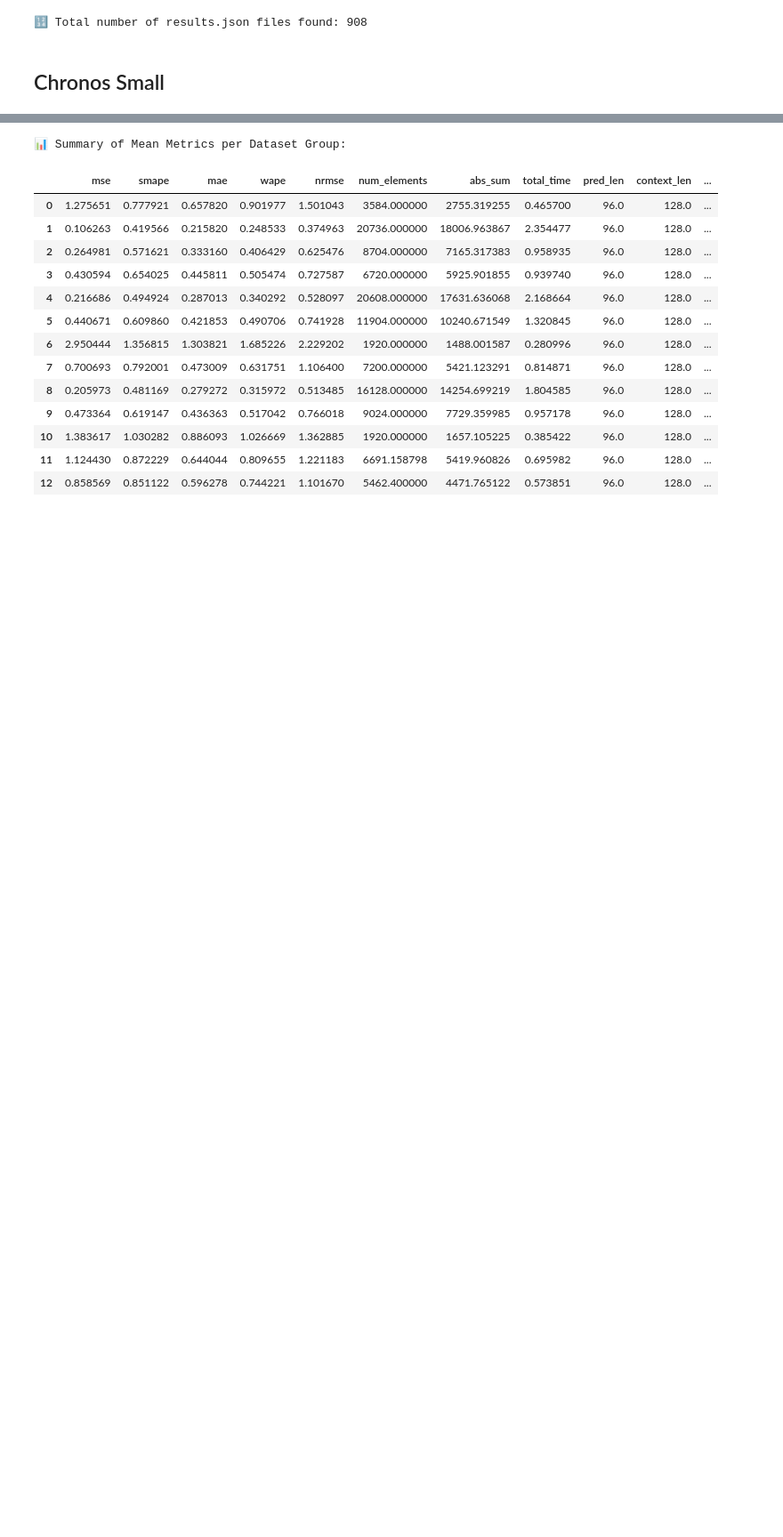
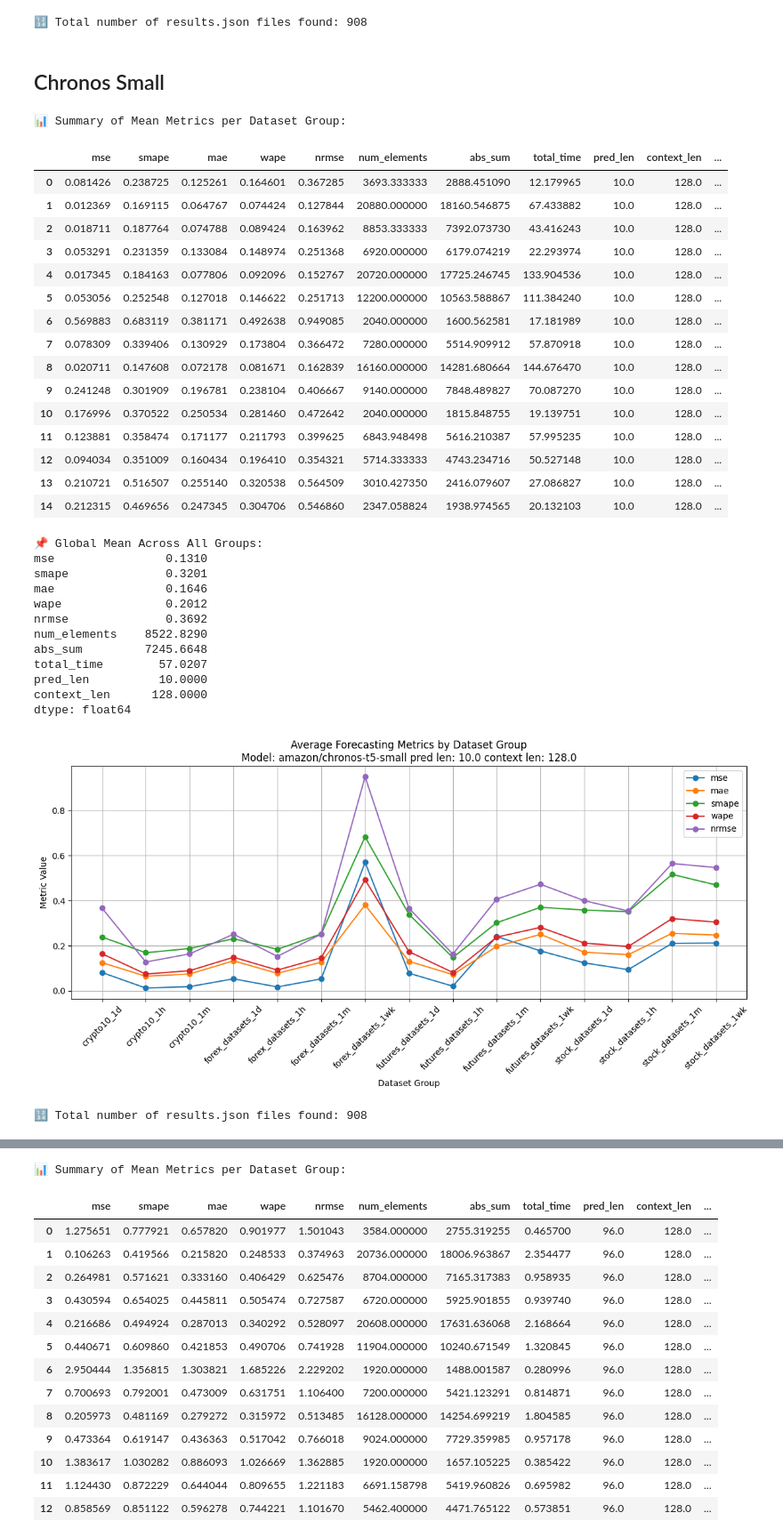
Before and after one commit to vincent05r/timesfm_test, a Jupyter notebook: stock_vis.ipynb, the cells around one changed output, grey strips where cells are left out. Shown at 89% size. Cells and saved outputs as stored; diff of their text form; code cells hidden in the pictures; blank space fills up the shorter version.

Commit message:
result vis sync updates and partial script

```diff
--- a/stock_vis.ipynb
+++ b/stock_vis.ipynb
@@ -451,8 +451,40 @@ dtype: float64
 # %%
 #config
 # Define the root result directory
-root_dir = Path(r"results\tsfm\tsfm_500m_of1\h10")
+root_dir = Path(r"results\chronos\chronos_small_of1\h10")
 show_results(root_dir)
+# %% [output]
+📊 Summary of Mean Metrics per Dataset Group:
+|  | mse | smape | mae | wape | nrmse | num_elements | abs_sum | total_time | pred_len | context_len | ... |
+| 0 | 0.081426 | 0.238725 | 0.125261 | 0.164601 | 0.367285 | 3693.333333 | 2888.451090 | 12.179965 | 10.0 | 128.0 | ... |
+| 1 | 0.012369 | 0.169115 | 0.064767 | 0.074424 | 0.127844 | 20880.000000 | 18160.546875 | 67.433882 | 10.0 | 128.0 | ... |
+| 2 | 0.018711 | 0.187764 | 0.074788 | 0.089424 | 0.163962 | 8853.333333 | 7392.073730 | 43.416243 | 10.0 | 128.0 | ... |
+| 3 | 0.053291 | 0.231359 | 0.133084 | 0.148974 | 0.251368 | 6920.000000 | 6179.074219 | 22.293974 | 10.0 | 128.0 | ... |
+| 4 | 0.017345 | 0.184163 | 0.077806 | 0.092096 | 0.152767 | 20720.000000 | 17725.246745 | 133.904536 | 10.0 | 128.0 | ... |
+| 5 | 0.053056 | 0.252548 | 0.127018 | 0.146622 | 0.251713 | 12200.000000 | 10563.588867 | 111.384240 | 10.0 | 128.0 | ... |
+| 6 | 0.569883 | 0.683119 | 0.381171 | 0.492638 | 0.949085 | 2040.000000 | 1600.562581 | 17.181989 | 10.0 | 128.0 | ... |
+| 7 | 0.078309 | 0.339406 | 0.130929 | 0.173804 | 0.366472 | 7280.000000 | 5514.909912 | 57.870918 | 10.0 | 128.0 | ... |
+| 8 | 0.020711 | 0.147608 | 0.072178 | 0.081671 | 0.162839 | 16160.000000 | 14281.680664 | 144.676470 | 10.0 | 128.0 | ... |
+| 9 | 0.241248 | 0.301909 | 0.196781 | 0.238104 | 0.406667 | 9140.000000 | 7848.489827 | 70.087270 | 10.0 | 128.0 | ... |
+| 10 | 0.176996 | 0.370522 | 0.250534 | 0.281460 | 0.472642 | 2040.000000 | 1815.848755 | 19.139751 | 10.0 | 128.0 | ... |
+| 11 | 0.123881 | 0.358474 | 0.171177 | 0.211793 | 0.399625 | 6843.948498 | 5616.210387 | 57.995235 | 10.0 | 128.0 | ... |
+| 12 | 0.094034 | 0.351009 | 0.160434 | 0.196410 | 0.354321 | 5714.333333 | 4743.234716 | 50.527148 | 10.0 | 128.0 | ... |
+| 13 | 0.210721 | 0.516507 | 0.255140 | 0.320538 | 0.564509 | 3010.427350 | 2416.079607 | 27.086827 | 10.0 | 128.0 | ... |
+| 14 | 0.212315 | 0.469656 | 0.247345 | 0.304706 | 0.546860 | 2347.058824 | 1938.974565 | 20.132103 | 10.0 | 128.0 | ... |
+📌 Global Mean Across All Groups:
+mse                0.1310
+smape              0.3201
+mae                0.1646
+wape               0.2012
+nrmse              0.3692
+num_elements    8522.8290
+abs_sum         7245.6648
+total_time        57.0207
+pred_len          10.0000
+context_len      128.0000
+dtype: float64
+[figure, added]
+🔢 Total number of results.json files found: 908
 # %%
 #config
 # Define the root result directory
```
Also changed, not shown: parts of 1 cell of this notebook, 1 other file.
